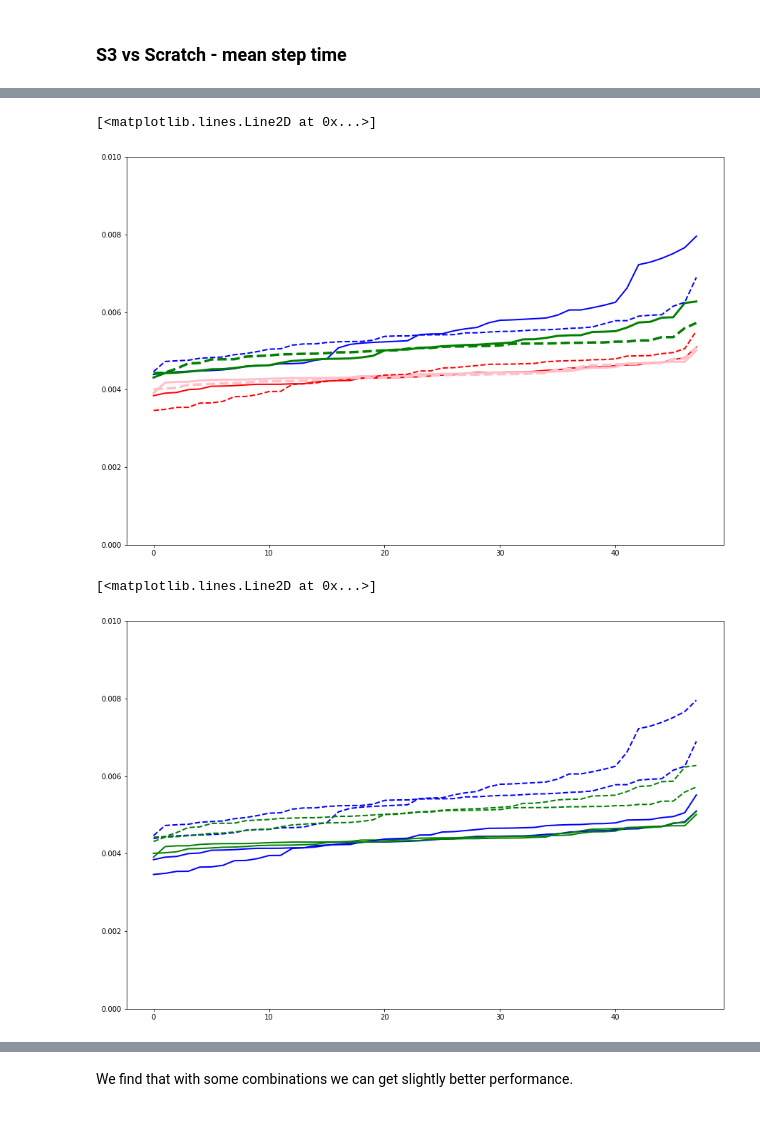
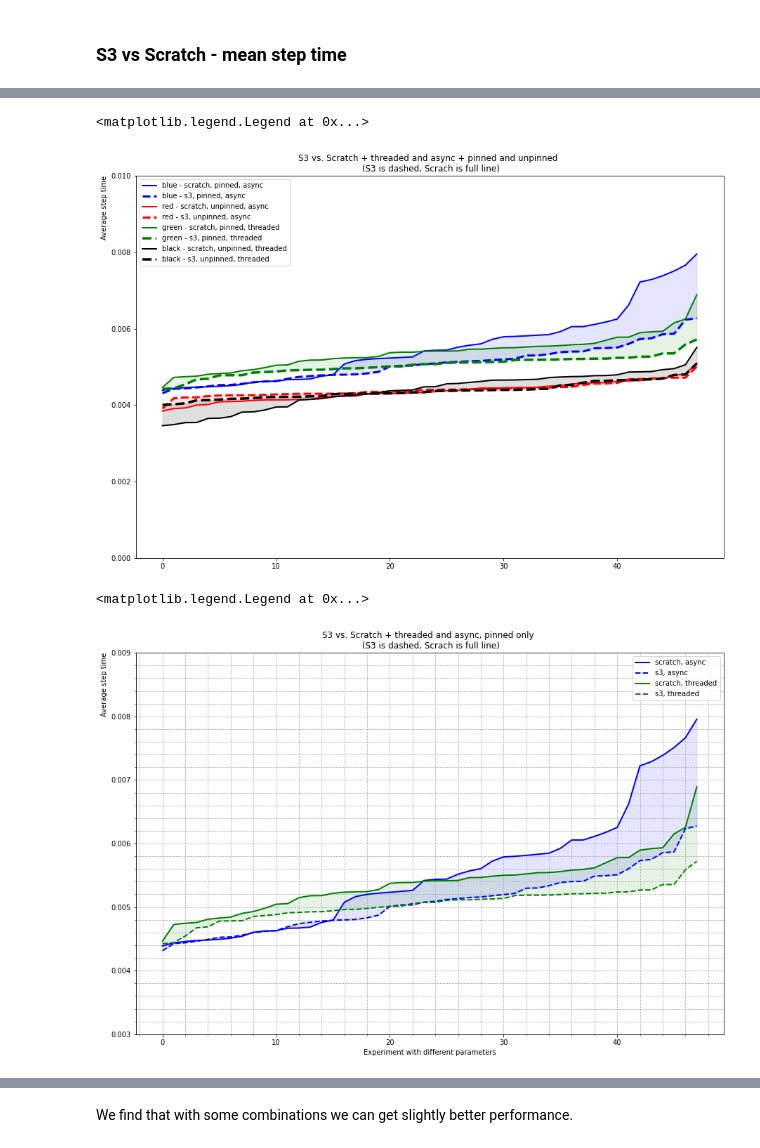
Before and after one commit to iarai/concurrent-dataloader, a Jupyter notebook: src/analysis/AnalysisDataloaderE2E.ipynb, the cells around one changed output, grey strips where cells are left out. Saved outputs shown, nothing was run; the diff lists cells and outputs as text; code cells hidden in the pictures.

```diff
--- a/src/analysis/AnalysisDataloaderE2E.ipynb
+++ b/src/analysis/AnalysisDataloaderE2E.ipynb
@@ -481,33 +557,48 @@ ax.plot(range(len(scratch_pin_threaded)), s3_unpin_threaded["mean"], color="pink
 # %%
 fig, ax = plt.subplots(figsize=(15, 10))
 ax.axis(ymin=0.0, ymax=0.01)
-ax.plot(range(len(scratch_pin_async)), scratch_pin_async["mean"], color="blue", linewidth=2)
-ax.plot(range(len(scratch_pin_async)), s3_pin_async["mean"], color="green", linewidth=3)
-ax.plot(range(len(scratch_pin_async)), scratch_unpin_async["mean"], color="red", linewidth=2)
-ax.plot(range(len(scratch_pin_async)), s3_unpin_async["mean"], color="pink", linewidth=3)
-ax.plot(range(len(scratch_pin_threaded)), scratch_pin_threaded["mean"], color="blue", linestyle="--", linewidth=2)
-ax.plot(range(len(scratch_pin_threaded)), s3_pin_threaded["mean"], color="green", linestyle="--", linewidth=3.5)
-ax.plot(range(len(scratch_pin_threaded)), scratch_unpin_threaded["mean"], color="red", linestyle="--", linewidth=2)
-ax.plot(range(len(scratch_pin_threaded)), s3_unpin_threaded["mean"], color="pink", linestyle="--", linewidth=3.5)
-# threaded is dashed, S3 is thicker
+l1 = ax.plot(range(len(scratch_pin_async)), scratch_pin_async["mean"], color="blue", linewidth=2, label="blue - scratch, pinned, async")
+l2 = ax.plot(range(len(scratch_pin_async)), s3_pin_async["mean"], color="blue", linewidth=3, linestyle="--", label="blue - s3, pinned, async")
+l3 = ax.plot(range(len(scratch_pin_async)), scratch_unpin_async["mean"], color="red", linewidth=2, label="red - scratch, unpinned, async")
+l4 = ax.plot(range(len(scratch_pin_async)), s3_unpin_async["mean"], color="red", linewidth=3, linestyle="--", label="red - s3, unpinned, async")
+l5 = ax.plot(range(len(scratch_pin_threaded)), scratch_pin_threaded["mean"], color="green", linewidth=2, label="green - scratch, pinned, threaded")
+l6 = ax.plot(range(len(scratch_pin_threaded)), s3_pin_threaded["mean"], color="green", linewidth=3.5, linestyle="--", label="green - s3, pinned, threaded")
+l7 = ax.plot(range(len(scratch_pin_threaded)), scratch_unpin_threaded["mean"], color="black", linewidth=2, label="black - scratch, unpinned, threaded")
+l8 = ax.plot(range(len(scratch_pin_threaded)), s3_unpin_threaded["mean"], color="black", linestyle="--", linewidth=3.5, label="black - s3, unpinned, threaded")
+
+ax.fill_between(range(len(scratch_pin_async)),scratch_pin_async["mean"], s3_pin_async["mean"], color="blue", alpha=0.1)
+ax.fill_between(range(len(scratch_pin_async)),scratch_unpin_async["mean"], s3_unpin_async["mean"], color="red", alpha=0.1)
+ax.fill_between(range(len(scratch_pin_async)),scratch_pin_threaded["mean"], s3_pin_threaded["mean"], color="green", alpha=0.1)
+ax.fill_between(range(len(scratch_pin_async)),scratch_unpin_threaded["mean"], s3_unpin_threaded["mean"], color="gray", alpha=0.25)
+
+
+# ax.set_xlabel("Experiment with different parameters", loc="center")
+ax.set_ylabel("Average step time", loc="top")
+ax.set_title(f"S3 vs. Scratch + threaded and async + pinned and unpinned \n (S3 is dashed, Scrach is full line)", loc='center')
+ax.legend()
 # %% [output]
-[<matplotlib.lines.Line2D at 0x...>]
+<matplotlib.legend.Legend at 0x...>
-[figure, old version]
+[figure, new version]
 # %%
 fig, ax = plt.subplots(figsize=(15, 10))
-ax.axis(ymin=0.0, ymax=0.01)
-ax.plot(range(len(scratch_pin_async)), scratch_pin_async["mean"], color="blue", linestyle="--", linewidth=2)
-ax.plot(range(len(scratch_pin_async)), s3_pin_async["mean"], color="green", linestyle="--", linewidth=2)
-ax.plot(range(len(scratch_pin_async)), scratch_unpin_async["mean"], color="blue", linewidth=2)
-ax.plot(range(len(scratch_pin_async)), s3_unpin_async["mean"], color="green", linewidth=2)
-ax.plot(range(len(scratch_pin_threaded)), scratch_pin_threaded["mean"], color="blue", linestyle="--", linewidth=2)
-ax.plot(range(len(scratch_pin_threaded)), s3_pin_threaded["mean"], color="green", linestyle="--", linewidth=2)
-ax.plot(range(len(scratch_pin_threaded)), scratch_unpin_threaded["mean"], color="blue", linewidth=2)
-ax.plot(range(len(scratch_pin_threaded)), s3_unpin_threaded["mean"], color="green", linewidth=2)
-# Scratch is blue, S3 is green, pinned is dashed
+ax.axis(ymin=0.003, ymax=0.009)
+ax.minorticks_on()
+ax.plot(range(len(scratch_pin_async)), scratch_pin_async["mean"], color="blue", linewidth=2, label="scratch, async")
+ax.plot(range(len(scratch_pin_async)), s3_pin_async["mean"],  linestyle="--", color="blue", linewidth=2, label="s3, async")
+ax.plot(range(len(scratch_pin_threaded)), scratch_pin_threaded["mean"], color="green", linewidth=2, label="scratch, threaded")
+ax.plot(range(len(scratch_pin_threaded)), s3_pin_threaded["mean"], linestyle="--", color="green", linewidth=2, label="s3, threaded")
+ax.grid(linestyle='--', which="both")
+
+ax.fill_between(range(len(scratch_pin_async)),scratch_pin_async["mean"], s3_pin_async["mean"], color="blue", alpha=0.1)
+ax.fill_between(range(len(scratch_pin_async)),scratch_pin_threaded["mean"], s3_pin_threaded["mean"], color="green", alpha=0.1)
+
+ax.set_xlabel("Experiment with different parameters", loc="center")
+ax.set_ylabel("Average step time", loc="top")
+ax.set_title(f"S3 vs. Scratch + threaded and async, pinned only \n (S3 is dashed, Scrach is full line)", loc='center')
+ax.legend()
 # %% [output]
-[<matplotlib.lines.Line2D at 0x...>]
+<matplotlib.legend.Legend at 0x...>
-[figure, old version]
+[figure, new version]
 # %%
 fig, ax = plt.subplots(figsize=(15, 10))
 ax.axis(ymin=0.003, ymax=0.006)
```
Also changed, not shown: parts of 31 cells of this notebook, 3 other files.
